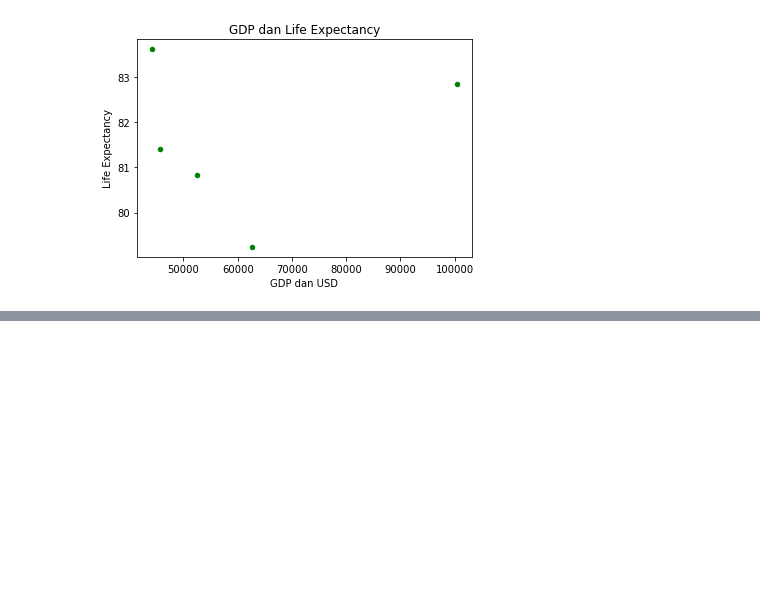
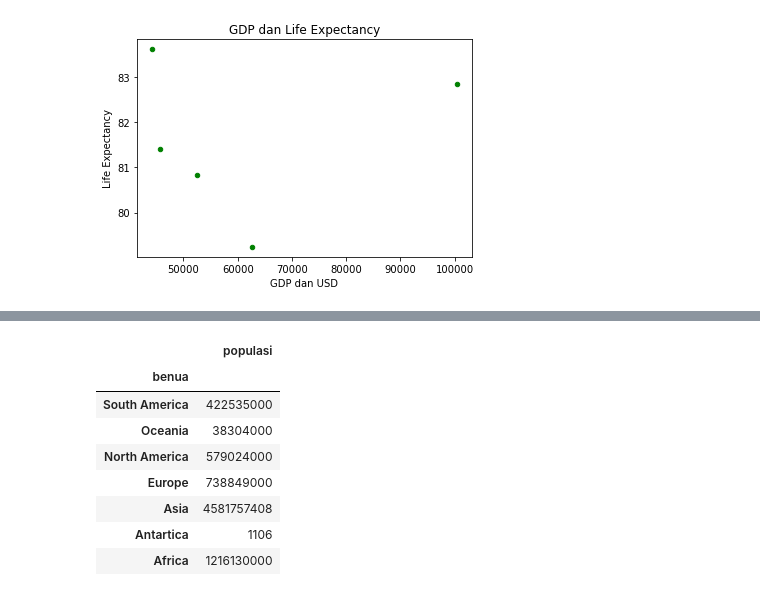
Before and after one commit to jstinlie/BelajarMatplotlib, a Jupyter notebook: matplotlib21.ipynb, the cells around one changed output, grey strips where cells are left out. Cells and saved outputs as stored; diff of their text form; code cells hidden in the pictures; blank space fills up the shorter version.

```diff
--- a/matplotlib21.ipynb
+++ b/matplotlib21.ipynb
@@ -133,0 +166,13 @@ plt.show()
+# %%
+df = df.set_index('benua')
+df
+# %% [output]
+|  | populasi |
+| benua |  |
+| South America | 422535000 |
+| Oceania | 38304000 |
+| North America | 579024000 |
+| Europe | 738849000 |
+| Asia | 4581757408 |
+| Antartica | 1106 |
+| Africa | 1216130000 |
```
Also changed, not shown: parts of 5 cells of this notebook.
